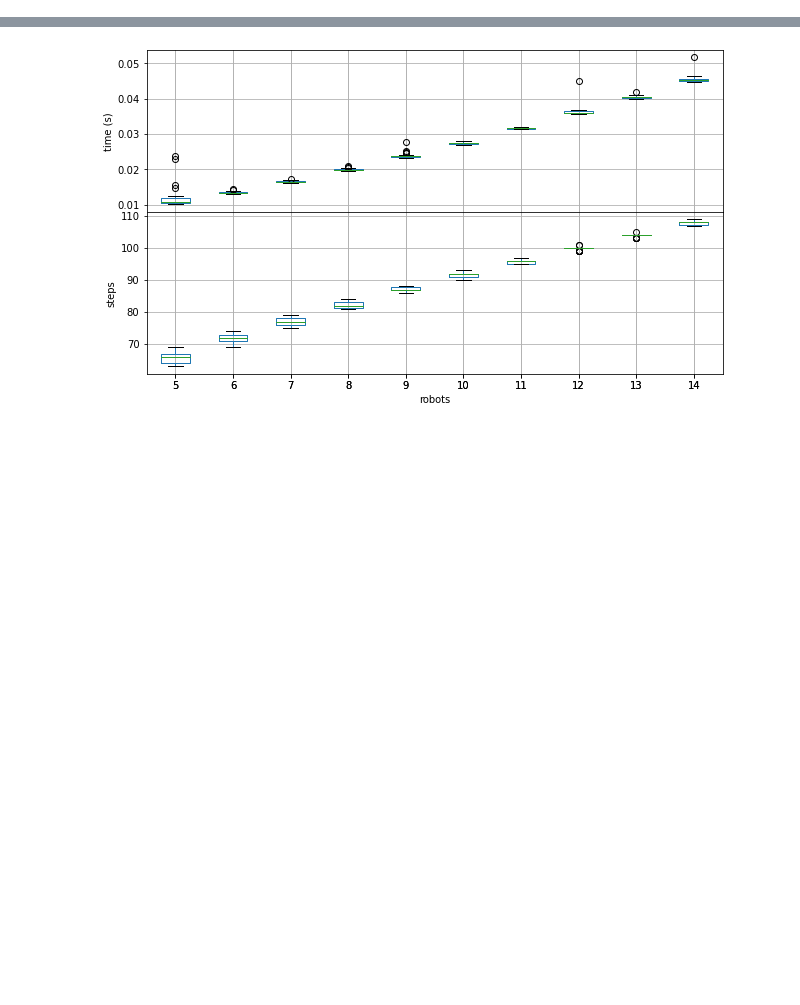
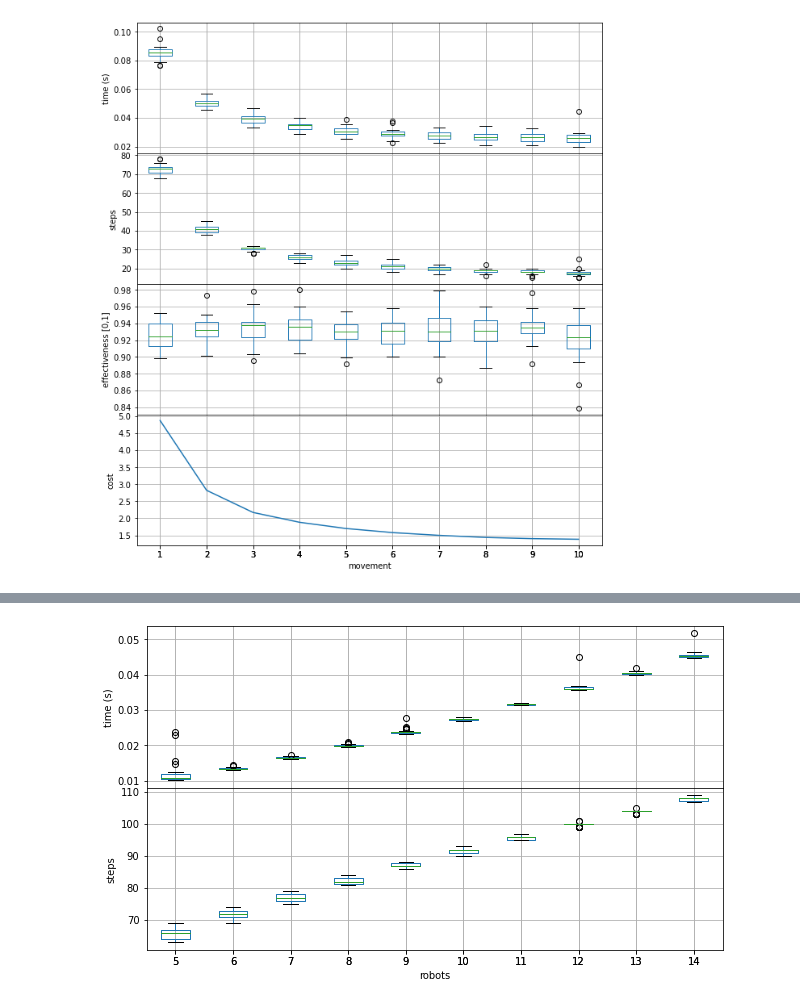
Before and after one commit to pepeleduin/Collision-Avoidance-Algorithms-in-2D-using-Voronoi-Diagrams, a Jupyter notebook: handling_data.ipynb, the cells around one changed output, grey strips where cells are left out. Saved outputs shown, nothing was run; the diff lists cells and outputs as text; code cells hidden in the pictures; blank space fills up the shorter version.

```diff
--- a/handling_data.ipynb
+++ b/handling_data.ipynb
@@ -78 +79,45 @@ plt.savefig("/home/leduin/Desktop/Hub/Images/results/aga_tolerance.svg")
+# %%
+df = pd.read_csv("/home/leduin/Escritorio/Tesis/Resultados/Datos/aga_movement.csv")
+
+fig, axes = plt.subplots(4, 1, sharex=True, figsize=(10,12))
+fig.subplots_adjust(hspace=0)
+
+df.boxplot(column='time', by='movement', ax=axes[0])
+df.boxplot(column='steps', by='movement', ax=axes[1])
+df.boxplot(column='effectiveness', by='movement', ax=axes[2])
+
+x = []
+y = []
+acc_tim = df.mean()["time"]
+acc_stp = df.mean()["steps"]
+acc_eff = df.mean()["effectiveness"]
+for i in range(1,15):
+    if i < 11:
+        temp_df = df.loc[df["movement"]==i]
+    elif i < 19:
+        temp_df = df.loc[df["movement"]==(i+1-10)*10]
+    temp_tim = temp_df.mean()["time"]
+    temp_stp = temp_df.mean()["steps"]
+    temp_eff = temp_df.mean()["effectiveness"]
+    temp_sum = (temp_tim/acc_tim)+(temp_stp/acc_stp)+((1-temp_eff)/acc_eff)
+    x.append(i)
+    y.append(temp_sum)
+axes[3].plot(x,y)
+axes[3].grid()
+
+axes[0].set_title('')
+axes[1].set_title('')
+axes[2].set_title('')
+
+axes[0].set_ylabel('time (s)')
+axes[1].set_ylabel('steps')
+axes[2].set_ylabel('effectiveness [0,1]')
+axes[3].set_ylabel('cost')
+
+plt.xlabel("movement")
+
+fig.suptitle('')
+plt.savefig("/home/leduin/Escritorio/Tesis/Resultados/Imagenes/aga_movement.svg")
+# %% [output]
+[figure, new version]
 # %%
```
Also changed, not shown: parts of 8 cells of this notebook, 5 other files.
